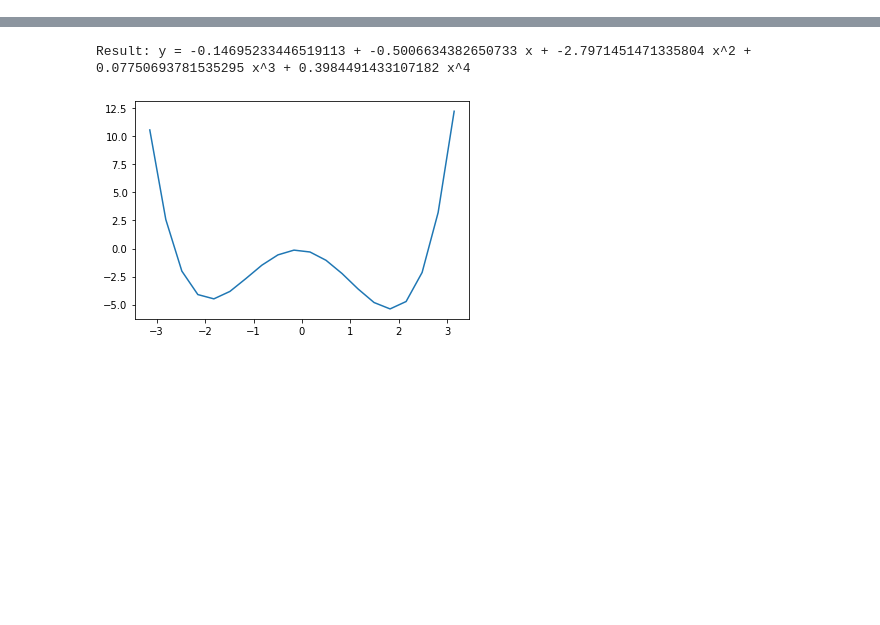
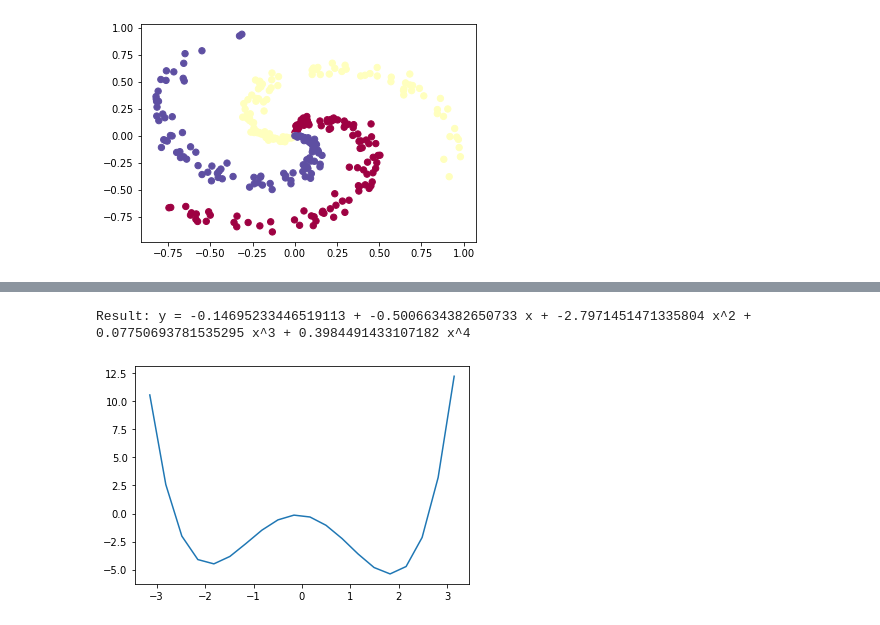
Before and after one commit to eriksali/DNN_2023_DL, a Jupyter notebook: a2_autograd.ipynb, the cells around one changed output, grey strips where cells are left out. Drawn from its saved outputs; the diff is of its cells as text; code cells hidden in the pictures; blank space fills up the shorter version.

```diff
--- a/a2_autograd.ipynb
+++ b/a2_autograd.ipynb
@@ -2,0 +133,94 @@
+# %%
+import numpy as np
+import matplotlib.pyplot as plt
+import torch
+from torch.autograd import Variable
+
+N = 100 # number of points per class
+D = 2 # dimensionality
+K = 3 # number of classes
+X = np.zeros((N*K,D)) # data matrix (each row = single example)
+y = np.zeros(N*K, dtype='uint8') # class labels
+for j in range(K):
+  ix = range(N*j,N*(j+1))
+  r = np.linspace(0.0,1,N) # radius
+  t = np.linspace(j*4,(j+1)*4,N) + np.random.randn(N)*0.2 # theta
+  X[ix] = np.c_[r*np.sin(t), r*np.cos(t)]
+  y[ix] = j
+# lets visualize the data:
+plt.scatter(X[:, 0], X[:, 1], c=y, s=40, cmap=plt.cm.Spectral)
+plt.show()
+
+dtype = torch.FloatTensor
+#augment input vectors
+x1 = Variable(torch.from_numpy(X).type(dtype), requires_grad = False)
+el1 = torch.cat((torch.ones(100),torch.zeros(200)),0)
+el2 = torch.cat((torch.zeros(100), torch.ones(100),torch.zeros(100)),0)
+el3 = torch.cat((torch.zeros(200),torch.ones(100)),0)
+yy  = torch.stack((el1,el2,el3),1)
+y1 = Variable(torch.stack((el1,el2,el3),1), requires_grad = False)
+h = 50 # size of hidden layer
+w1 = Variable(0.5* torch.randn(D,h), requires_grad = True)
+b1 = Variable(torch.randn(1,h), requires_grad = True)
+w2 = Variable(0.5* torch.randn(h,K), requires_grad = True)
+b2 = Variable(torch.randn((1,K)), requires_grad = True)
+
+# some hyperparameters
+# learning rates [0.1, 0.1e-8].
+
+learning_rate = 5e-6
+##learning_rate = 0.1
+# gradient descent loop
+num_examples = x1.shape[0]
+##loss_values = []
+
+for i in range(100000):
+##for i in range(30000):
+
+  # Forward pass
+    hout = x1.mm(w1) + b1
+    h_relu = hout.clamp(min=0)
+    output = h_relu.mm(w2) + b2# output of NN
+    #scores = output.clamp(min=0)
+    scores = output
+
+  # compute the loss
+    loss = (scores - y1).pow(2).sum()
+    if i % 10000 == 0:
+        print (i, loss)
+        ##loss_values.append(loss)
+        ##plt.plot(i, loss)
+        ##plt.show()
+    loss.backward()
+
+  # perform a parameter update
+    w2.data -= learning_rate * w2.grad.data
+    w1.data -= learning_rate * w1.grad.data
+    b2.data -= learning_rate * b2.grad.data
+    b1.data -= learning_rate * b1.grad.data
+    w1.grad.data.zero_()#Manually zero the gradient after the backward pass
+    w2.grad.data.zero_()
+    b2.grad.data.zero_()
+    b1.grad.data.zero_()
+
+##plt.plot(loss_values)
+##print(loss_values)
+plt.show()
+
+# evaluate training set accuracy
+desired_class = torch.cat((torch.zeros(100),torch.ones(100), torch.add(torch.ones(100),1)),0)
+hout = x1.mm(w1) + b1
+h_relu = hout.clamp(min=0)
+output = h_relu.mm(w2) + b2
+#scores = output.clamp(min=0)
+scores = output
+predicted_class = torch.max(scores,1)
+predictedClass = np.asarray(predicted_class[1])
+predictedTC = torch.FloatTensor(predictedClass)
+#print(predicted_class[1])
+predicted = torch.squeeze(predictedTC)
+err = torch.eq(desired_class, predicted)
+error = N*K -torch.sum(err)
+print('The number of misclassified examples: ',error)
+# %% [output]
+[figure, added]
```
Also changed, not shown: parts of 8 cells of this notebook.
